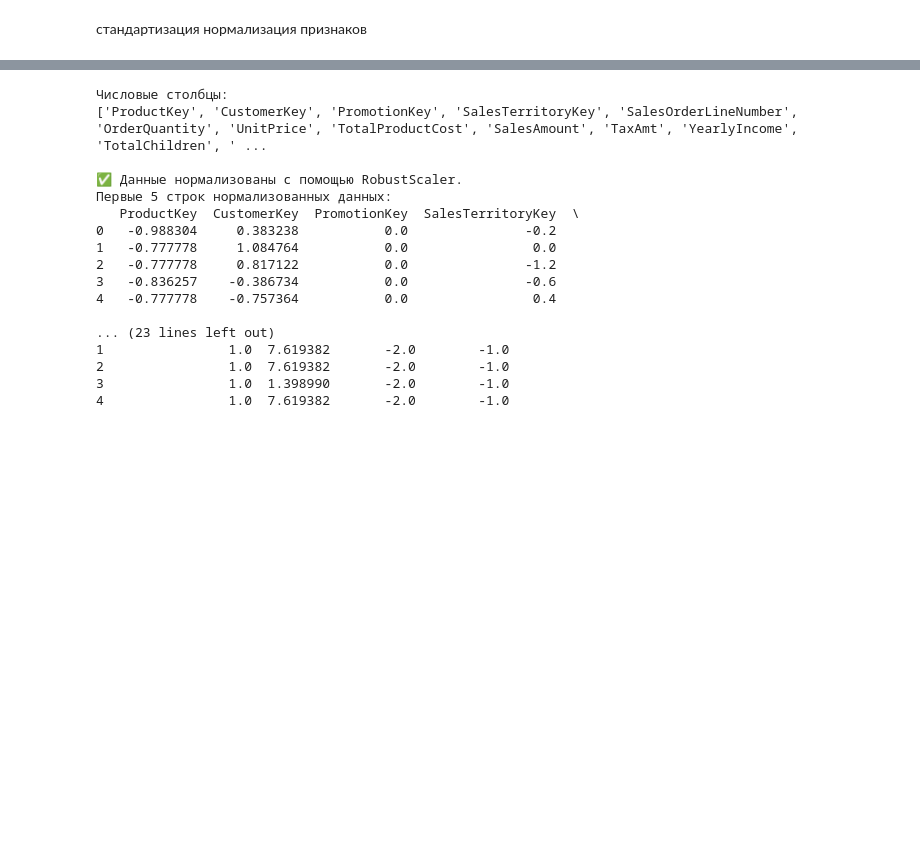
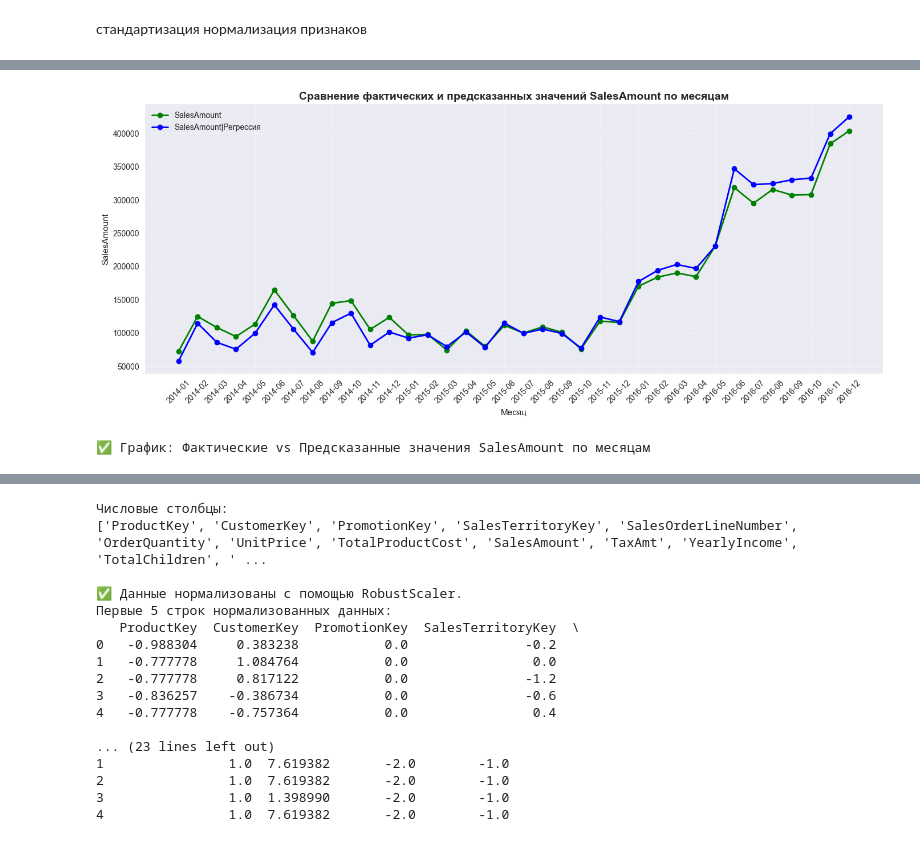
Before and after one commit to AlexSvonrm/AD-5-03.09.25-VNIIT-31, a Jupyter notebook: scripts/6_machine_learning.ipynb, the cells around one changed output, grey strips where cells are left out. Drawn from its saved outputs; the diff is of its cells as text; code cells hidden in the pictures; blank space fills up the shorter version.

```diff
--- a/scripts/6_machine_learning.ipynb
+++ b/scripts/6_machine_learning.ipynb
@@ -78,0 +411,44 @@ else:
+# %%
+# Построение графика по месяцам (OrderMonth)
+
+# Создаём DataFrame для графика
+plot_data = pd.DataFrame({
+    'Actual': y_test.reset_index(drop=True),
+    'Predicted': y_pred,
+    'OrderMonth': df.loc[X_test.index, 'OrderMonth'].reset_index(drop=True),
+    'OrderYear': df.loc[X_test.index, 'OrderYear'].reset_index(drop=True)
+})
+
+# Собираем данные по месяцам (суммируем SalesAmount)
+monthly_data = plot_data.groupby(['OrderYear', 'OrderMonth']).agg({
+    'Actual': 'sum',
+    'Predicted': 'sum'
+}).reset_index()
+
+# Создаём строку 'Год-Месяц' для оси X
+monthly_data['Period'] = monthly_data['OrderYear'].astype(str) + '-' + monthly_data['OrderMonth'].astype(str).str.zfill(2)
+
+plt.figure(figsize=(14, 6))
+
+# Фактические значения
+plt.plot(monthly_data['Period'], monthly_data['Actual'],
+         marker='o', color='green', linewidth=2, label='SalesAmount')
+
+# Предсказанные значения
+plt.plot(monthly_data['Period'], monthly_data['Predicted'],
+         marker='o', color='blue', linewidth=2, label='SalesAmount|Регрессия')
+
+plt.title('Сравнение фактических и предсказанных значений SalesAmount по месяцам', fontsize=14, fontweight='bold')
+plt.xlabel('Месяц')
+plt.ylabel('SalesAmount')
+plt.legend()
+plt.grid(True, alpha=0.3)
+plt.xticks(rotation=45)  # поворот меток месяцев
+
+plt.tight_layout()
+plt.show()
+
+print("✅ График: Фактические vs Предсказанные значения SalesAmount по месяцам")
+# %% [output]
+[figure, added]
+✅ График: Фактические vs Предсказанные значения SalesAmount по месяцам
```
Also changed, not shown: parts of 19 cells of this notebook, 4 other files.
